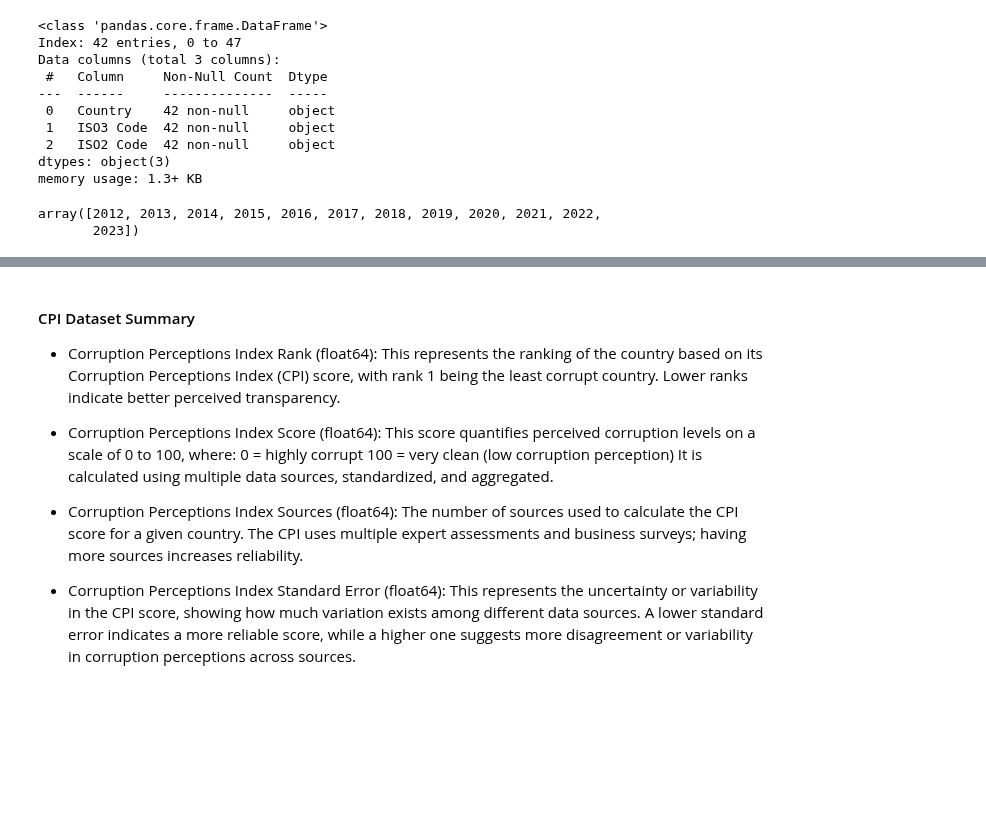
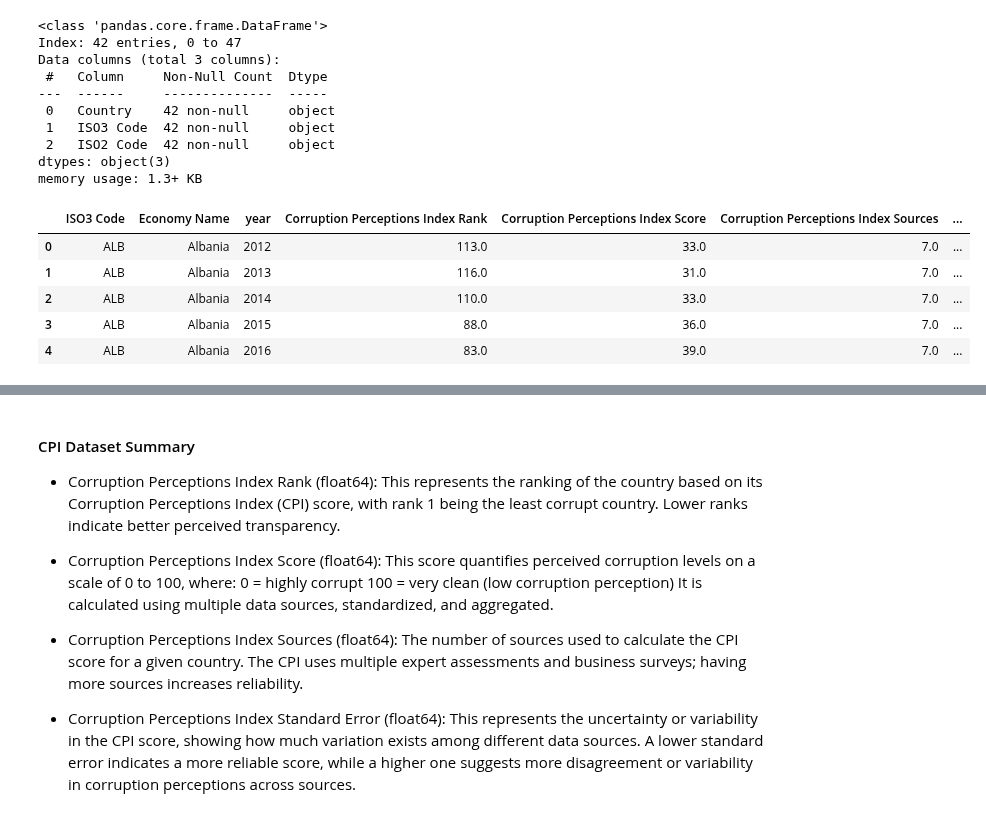
Before and after one commit to gonlyplease/corruption_analysis_europe, a Jupyter notebook: notebooks/corruption_analyses.ipynb, the cells around one changed output, grey strips where cells are left out. Drawn from its saved outputs; the diff is of its cells as text; code cells hidden in the pictures; blank space fills up the shorter version.

```diff
--- a/notebooks/corruption_analyses.ipynb
+++ b/notebooks/corruption_analyses.ipynb
@@ -189,9 +189,13 @@ Data columns (total 3 columns):
  2   ISO2 Code  42 non-null     object
 dtypes: object(3)
 memory usage: 1.3+ KB
-# %%
-cpi_data['Year'].unique()
-# %% [output]
-array([2012, 2013, 2014, 2015, 2016, 2017, 2018, 2019, 2020, 2021, 2022,
-       2023])
+# %%
+cpi_data.head()
+# %% [output]
+|  | ISO3 Code | Economy Name | year | Corruption Perceptions Index Rank | Corruption Perceptions Index Score | Corruption Perceptions Index Sources | ... |
+| 0 | ALB | Albania | 2012 | 113.0 | 33.0 | 7.0 | ... |
+| 1 | ALB | Albania | 2013 | 116.0 | 31.0 | 7.0 | ... |
+| 2 | ALB | Albania | 2014 | 110.0 | 33.0 | 7.0 | ... |
+| 3 | ALB | Albania | 2015 | 88.0 | 36.0 | 7.0 | ... |
+| 4 | ALB | Albania | 2016 | 83.0 | 39.0 | 7.0 | ... |
 # %%
```
Also changed, not shown: parts of 17 cells of this notebook.
